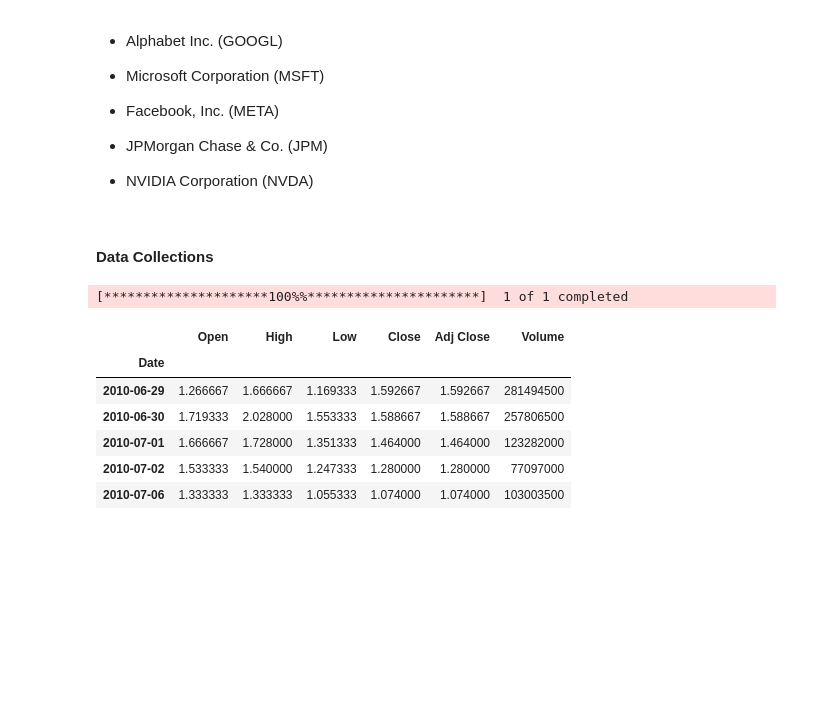
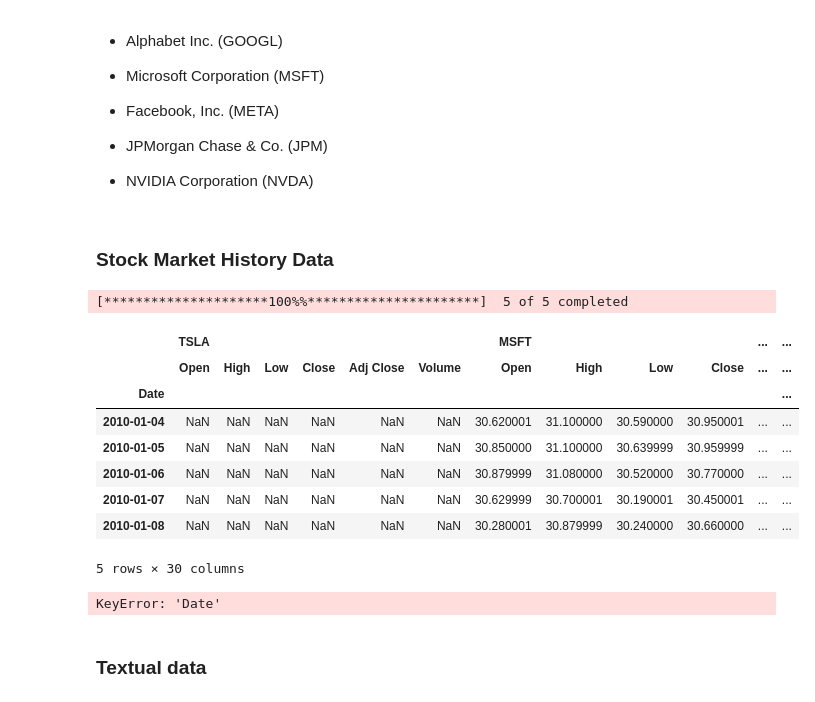
Before and after one commit to EthanFalcao/Sentiment-Analysis-in-Financial-Markets, a Jupyter notebook: Exploratory Data Analysis.ipynb, the cells around one changed output. Cells and saved outputs as stored; diff of their text form; code cells hidden in the pictures; blank space fills up the shorter version.

Commit message:
data

```diff
--- a/Exploratory Data Analysis.ipynb
+++ b/Exploratory Data Analysis.ipynb
@@ -21,6 +22,6 @@ Analyze news articles, financial reports, or social media to gauge market sentim
 
 - NVIDIA Corporation (NVDA)
 # %% [markdown]
-#### Data Collections
+### Stock Market History Data
 # %%
 import yfinance as yf
@@ -27,15 +29,46 @@ import yfinance as yf
 # %%
-tickers = ['Tsla']  # List of tickers  add more later
+tickers = ['Tsla','AAPL', 'MSFT', 'GOOG', 'AMZN']  # List of tickers  add more later
 data = yf.download(tickers, start='2010-01-01', end='2024-01-01', group_by='ticker')
-data.to_csv('stock_data.csv')
-
+data.to_csv('data/stocks/df_tsla.csv')
 data.head()
 # %% [output]
-[*********************100%%**********************]  1 of 1 completed
+[*********************100%%**********************]  5 of 5 completed
-|  | Open | High | Low | Close | Adj Close | Volume |
-| Date |  |  |  |  |  |  |
-| 2010-06-29 | 1.266667 | 1.666667 | 1.169333 | 1.592667 | 1.592667 | 281494500 |
-| 2010-06-30 | 1.719333 | 2.028000 | 1.553333 | 1.588667 | 1.588667 | 257806500 |
-| 2010-07-01 | 1.666667 | 1.728000 | 1.351333 | 1.464000 | 1.464000 | 123282000 |
-| 2010-07-02 | 1.533333 | 1.540000 | 1.247333 | 1.280000 | 1.280000 | 77097000 |
-| 2010-07-06 | 1.333333 | 1.333333 | 1.055333 | 1.074000 | 1.074000 | 103003500 |
+|  | TSLA |  |  |  |  |  | MSFT |  |  |  | ... | ... |
+|  | Open | High | Low | Close | Adj Close | Volume | Open | High | Low | Close | ... | ... |
+| Date |  |  |  |  |  |  |  |  |  |  |  | ... |
+| 2010-01-04 | NaN | NaN | NaN | NaN | NaN | NaN | 30.620001 | 31.100000 | 30.590000 | 30.950001 | ... | ... |
+| 2010-01-05 | NaN | NaN | NaN | NaN | NaN | NaN | 30.850000 | 31.100000 | 30.639999 | 30.959999 | ... | ... |
+| 2010-01-06 | NaN | NaN | NaN | NaN | NaN | NaN | 30.879999 | 31.080000 | 30.520000 | 30.770000 | ... | ... |
+| 2010-01-07 | NaN | NaN | NaN | NaN | NaN | NaN | 30.629999 | 30.700001 | 30.190001 | 30.450001 | ... | ... |
+| 2010-01-08 | NaN | NaN | NaN | NaN | NaN | NaN | 30.280001 | 30.879999 | 30.240000 | 30.660000 | ... | ... |
+5 rows × 30 columns
+# %%
+import pandas as pd
+
+
+
+# Convert Date to datetime type and set it as the index
+data['Date'] = pd.to_datetime(data['Date'])
+data.set_index('Date', inplace=True)
+
+# Calculate Daily Price Change and Percentage Change for each stock
+for stock in ['MSFT', 'AMZN']:  # Add other stocks as needed
+    data[f'{stock}_Price_Change'] = data[f'{stock}_Close'].diff()
+    data[f'{stock}_Pct_Change'] = data[f'{stock}_Close'].pct_change() * 100
+
+# Calculate Historical Volatility (e.g., 21-day rolling standard deviation of daily returns)
+window = 21  # Example for a 21-day rolling window
+for stock in ['MSFT', 'AMZN']:
+    data[f'{stock}_Volatility'] = data[f'{stock}_Pct_Change'].rolling(window).std()
+
+# Calculate Average Trading Volume over a period (e.g., 30 days)
+window = 30  # Example for a 30-day rolling window
+for stock in ['MSFT', 'AMZN']:
+    data[f'{stock}_Avg_Volume'] = data[f'{stock}_Volume'].rolling(window).mean()
+
+# Display the DataFrame with the new calculations
+data
+# %% [output]
+KeyError: 'Date'
+# %% [markdown]
+### Textual data
```
Also changed, not shown: parts of 8 cells of this notebook.
